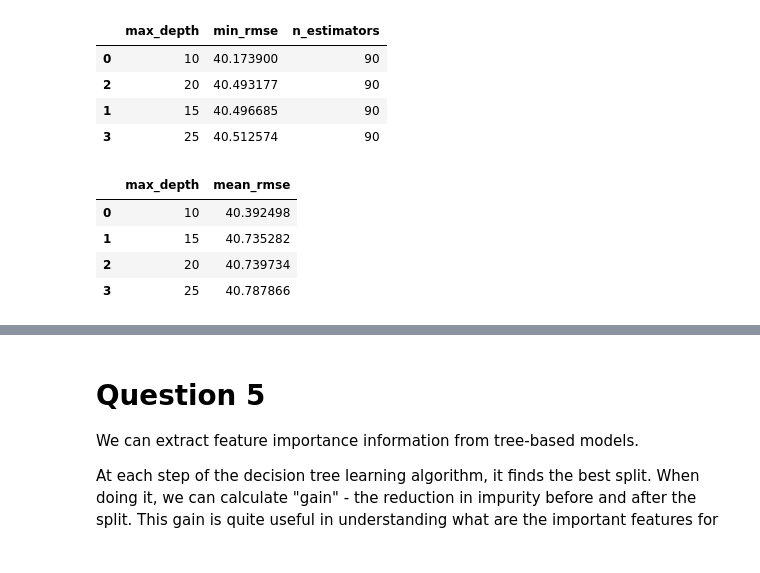
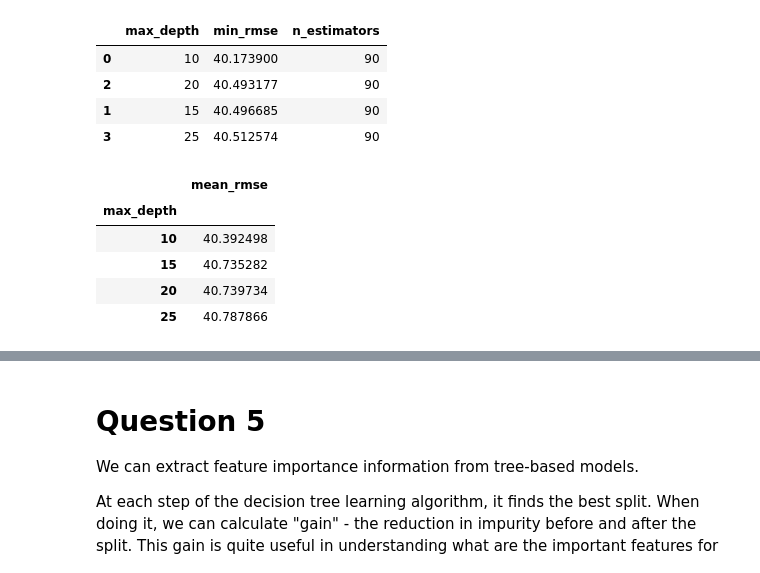
Before and after one commit to VolodymyrBil/project1_yanqing-song, a Jupyter notebook: 06-trees.ipynb, the cells around one changed output, grey strips where cells are left out. Cells and saved outputs as stored; diff of their text form; code cells hidden in the pictures.

```diff
--- a/06-trees.ipynb
+++ b/06-trees.ipynb
@@ -218,3 +237,14 @@ plt.plot(rmse_df['n_estimators'], rmse_df['rmse'])
 # %% [output]
 [<matplotlib.lines.Line2D at 0x...>]
 [figure]
+# %%
+rmses = []
+rf = RandomForestRegressor(n_estimators=1, random_state=1, warm_start=True)
+
+for n in range(10, 201, 10):
+    rf.n_estimators = n
+    rf.fit(X_train, y_train)
+    y_val_pred = rf.predict(X_val)
+    rmses.append((n, root_mean_squared_error(y_val, y_val_pred)))
+rmse_df = pd.DataFrame(rmses, columns=['n_estimators', 'rmse'])
+rmse_df
@@ -270,11 +336,11 @@ rmse_df.groupby('max_depth', as_index=False)['rmse'].agg('min').merge(rmse_df, o
 | 1 | 15 | 40.496685 | 90 |
 | 3 | 25 | 40.512574 | 90 |
 # %%
-rmse_df.groupby('max_depth', as_index=False).agg(mean_rmse=pd.NamedAgg('rmse', 'mean'))\
-    .sort_values('mean_rmse')
+rmse_df.groupby('max_depth').agg(mean_rmse=pd.NamedAgg('rmse', 'mean')).sort_values('mean_rmse')
 # %% [output]
-|  | max_depth | mean_rmse |
-| 0 | 10 | 40.392498 |
-| 1 | 15 | 40.735282 |
-| 2 | 20 | 40.739734 |
-| 3 | 25 | 40.787866 |
+|  | mean_rmse |
+| max_depth |  |
+| 10 | 40.392498 |
+| 15 | 40.735282 |
+| 20 | 40.739734 |
+| 25 | 40.787866 |
```
Also changed, not shown: parts of 16 cells of this notebook.
